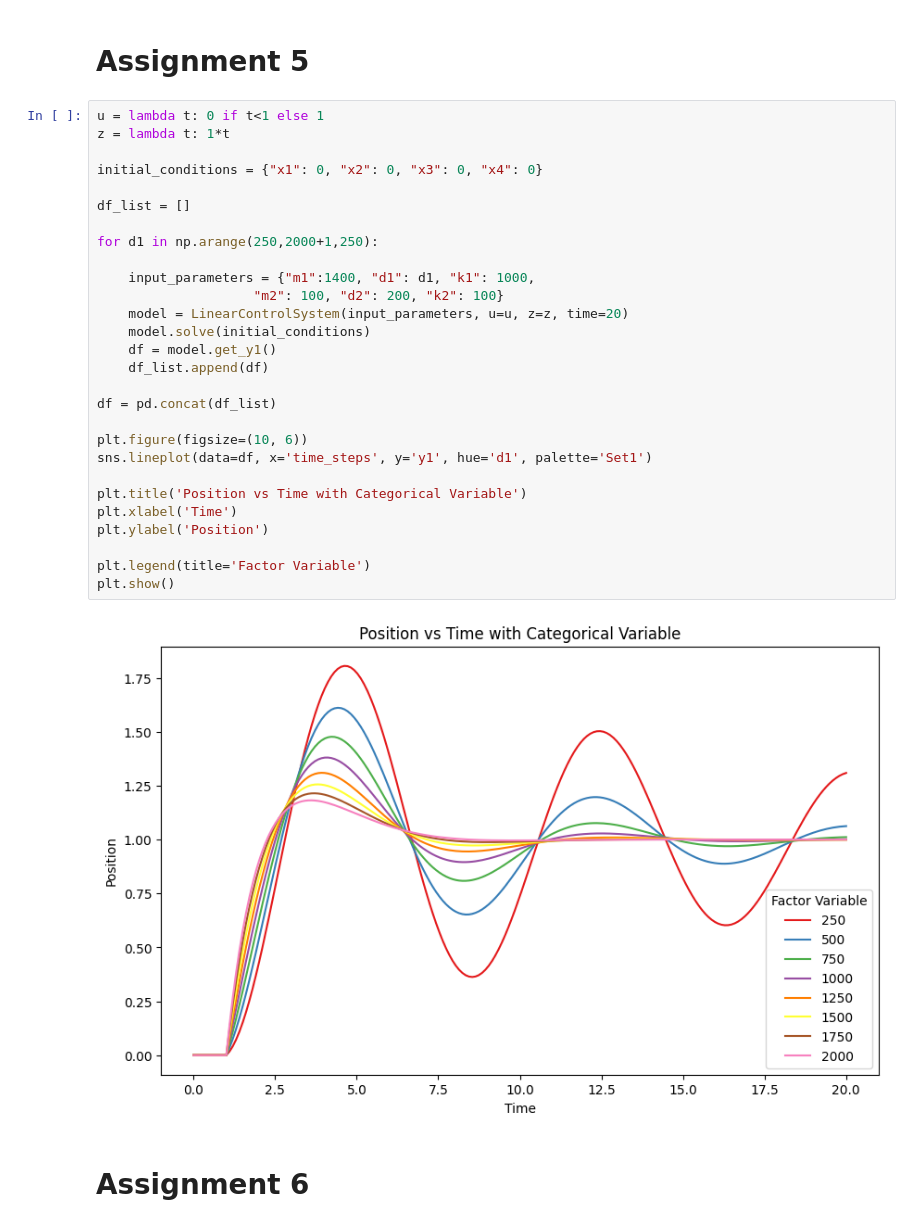
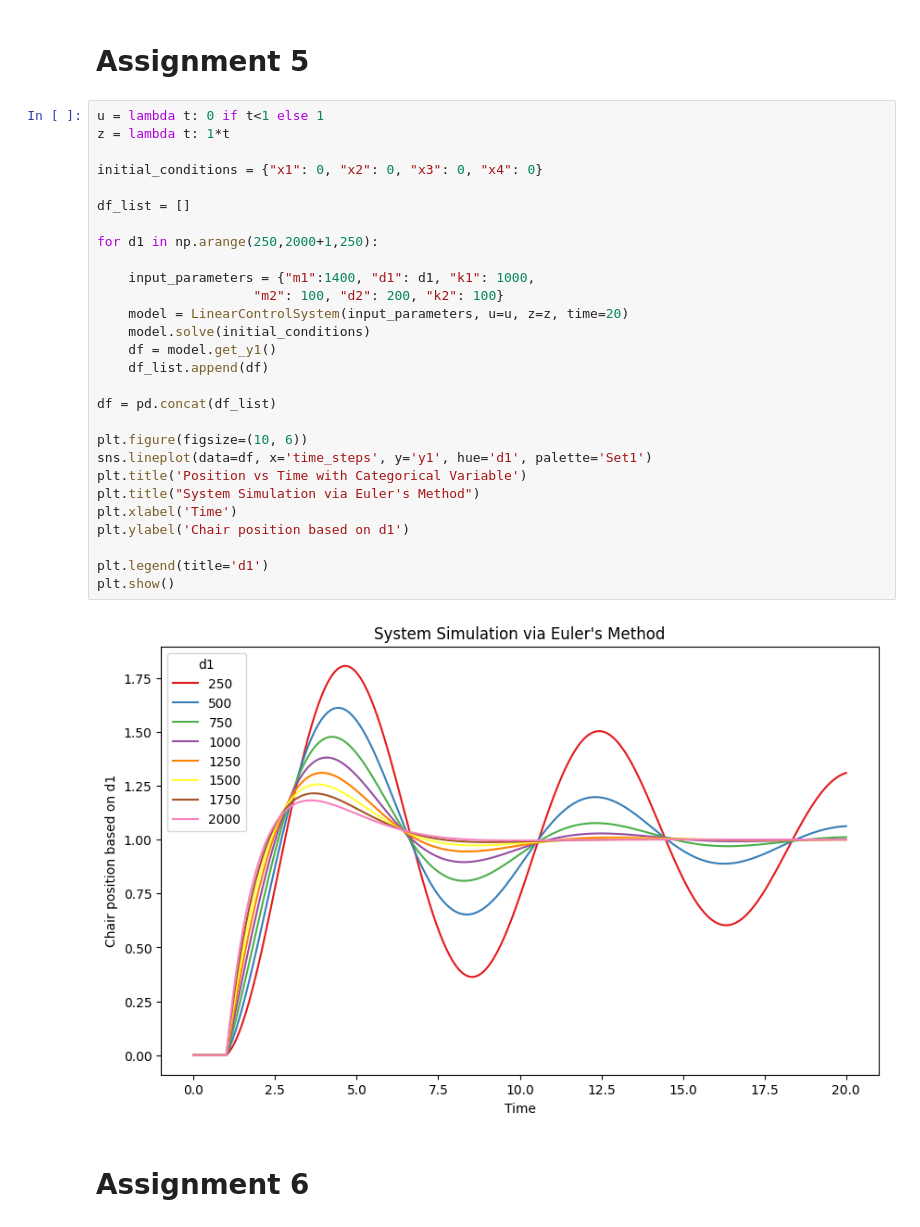
Before and after one commit to FranDeLio/Systems_Theory_Project, a Jupyter notebook: assignment.ipynb, the cells around one changed output. Cells and saved outputs as stored; diff of their text form.

```diff
--- a/assignment.ipynb
+++ b/assignment.ipynb
@@ -60,33 +60,33 @@ Eigenvalues: [-0.33217084+0.72645271j -0.33217084-0.72645271j -1.38388755+0.j
 # %%
 u = lambda t: 0 if t<1 else 1
 z = lambda t: 1*t
 
 initial_conditions = {"x1": 0, "x2": 0, "x3": 0, "x4": 0}
 
 df_list = []
 
 for d1 in np.arange(250,2000+1,250):
 
     input_parameters = {"m1":1400, "d1": d1, "k1": 1000,
                     "m2": 100, "d2": 200, "k2": 100}
     model = LinearControlSystem(input_parameters, u=u, z=z, time=20)
     model.solve(initial_conditions)
     df = model.get_y1()
     df_list.append(df)
 
 df = pd.concat(df_list)
 
 plt.figure(figsize=(10, 6))
 sns.lineplot(data=df, x='time_steps', y='y1', hue='d1', palette='Set1')
+plt.title('Position vs Time with Categorical Variable')
+plt.title("System Simulation via Euler's Method")
+plt.xlabel('Time')
+plt.ylabel('Chair position based on d1')
 
-plt.title('Position vs Time with Categorical Variable')
-plt.xlabel('Time')
-plt.ylabel('Position')
-
-plt.legend(title='Factor Variable')
+plt.legend(title='d1')
 plt.show()
 # %% [output]
-[figure, old version]
+[figure, new version]
 # %% [markdown]
 # Assignment 6
 # %%
```
Also changed, not shown: parts of 8 cells of this notebook, 1 other file.
